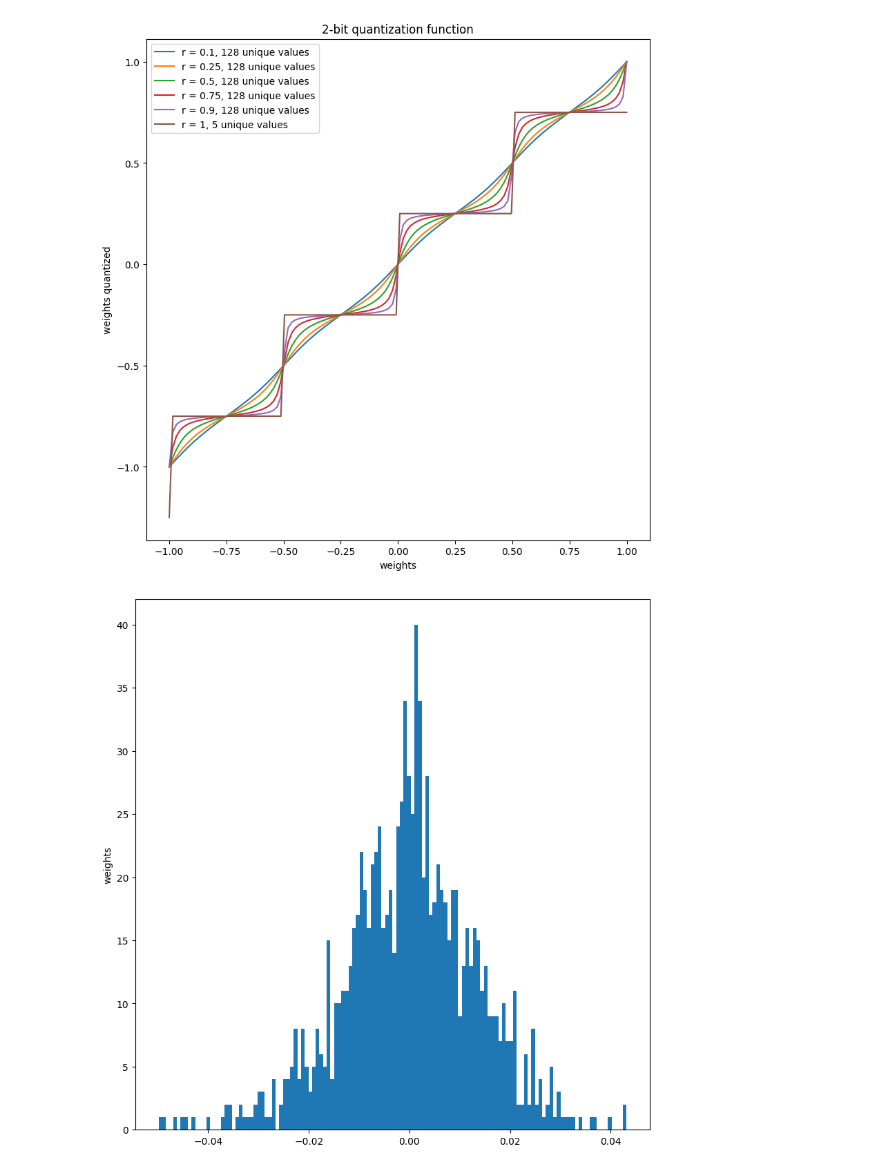
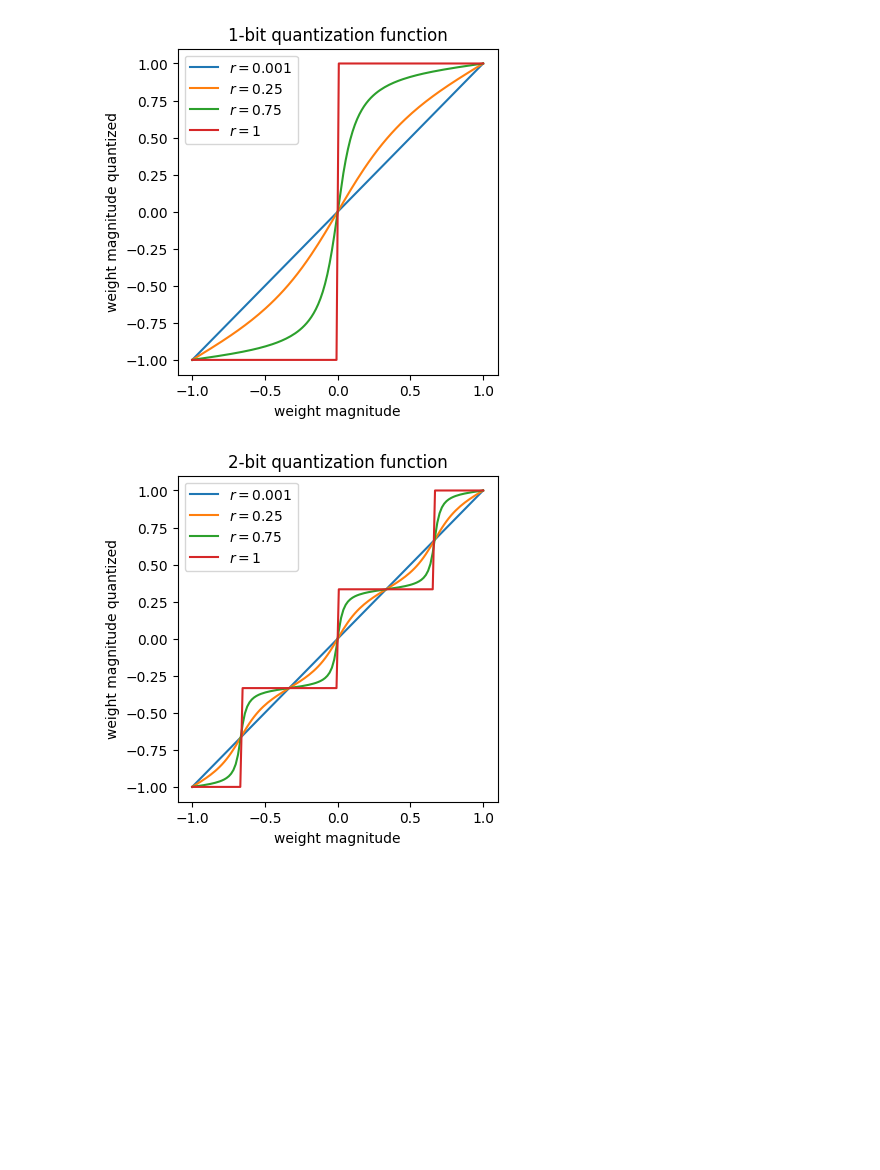
Before and after one commit to rom42pla/dg2pf, a Jupyter notebook: paper_images.ipynb, the cells around one changed output. Cells and saved outputs as stored; diff of their text form; code cells hidden in the pictures; blank space fills up the shorter version.

```diff
--- a/paper_images.ipynb
+++ b/paper_images.ipynb
@@ -10,40 +9,36 @@ scale = 8
+# %%
+scale = 4
+plots_folder = join("plots")
+
+
+def save_plot(filename: str, folder_path: str):
+    if not isdir(folder_path):
+        makedirs(folder_path)
+    for extension in ["png", "svg"]:
+        if not isdir(join(folder_path, extension)):
+            makedirs(join(folder_path, extension))
+        plt.savefig(join(folder_path, extension, f"{filename}.{extension}"))
 # %%
 from quantization import quantization_fn
 
-n_values = 128
-range_clip = 1
-quantization_bits = 2
-weights = torch.linspace(-range_clip, range_clip, n_values)
-fig, ax = plt.subplots(1,1, constrained_layout=True, figsize=(scale, scale))
-ax.set_xlabel("weights")
-ax.set_ylabel("weights quantized")
-for r in [0.1,0.25, 0.5, 0.75, 0.9, 1]:
-    weights_quantized = quantization_fn(weights.clone(),
-                        r=r, quantization_bits=quantization_bits, range_clip=range_clip)
-    ax.plot(weights, weights_quantized, label=f"r = {r}, {len(weights_quantized.unique())} unique values")
-    # print(len(weights_quantized.unique()))
-ax.set_title(f"{quantization_bits}-bit quantization function")
-plt.legend()
-plt.show()
+
+def plot_quantization_function(quantization_bits, range_clip=1, n_values=128):
+    weights = torch.linspace(-range_clip, range_clip, n_values)
+    fig, ax = plt.subplots(1, 1, constrained_layout=True, figsize=(scale, scale))
+    ax.set_xlabel("weight magnitude")
+    ax.set_ylabel("weight magnitude quantized")
+    for r in [0.001, 0.25, 0.75, 1]:
+        weights_quantized = quantization_fn(weights.clone(),
+                                            r=r, quantization_bits=quantization_bits, range_clip=range_clip)
+        ax.plot(weights, weights_quantized, label=f"$r = {r}$")
+    ax.set_title(f"{quantization_bits}-bit quantization function")
+    plt.legend()
+    save_plot(filename=f"quantization_fn_{quantization_bits}bits", folder_path=plots_folder)
+    plt.show()
-# %% [output]
-[figure, removed]
-# %%
-from utils import get_flattened_weights
-
-model = torchvision.models.vit_b_32()
-model.load_state_dict(torch.load(join("models", "weights", "imagenet", "vit_b_32.pth")))
-weights = get_flattened_weights(model)
-
-fig, ax = plt.subplots(1,1, constrained_layout=True, figsize=(scale, scale))
-ax.set_ylabel("weights")
-ax.hist(weights, bins=128)
-# for r in [0.1,0.25, 0.5, 0.75, 0.9, 1]:
-#     weights_quantized = quantization_fn(weights.clone(),
-#                         r=r, quantization_bits=quantization_bits, range_clip=range_clip)
-#     ax.plot(weights, weights_quantized, label=f"r = {r}, {len(weights_quantized.unique())} unique values")
-#     # print(len(weights_quantized.unique()))
-# ax.set_title(f"{quantization_bits}-bit quantization function")
-# plt.legend()
-plt.show()
-# %% [output]
-[figure, removed]
+# %%
+plot_quantization_function(quantization_bits=1)
+plot_quantization_function(quantization_bits=2)
+plot_quantization_function(quantization_bits=4)
+# %% [output]
+[figure, added]
+[figure, added]
```
Also changed, not shown: parts of 4 cells of this notebook, 11 other files.
